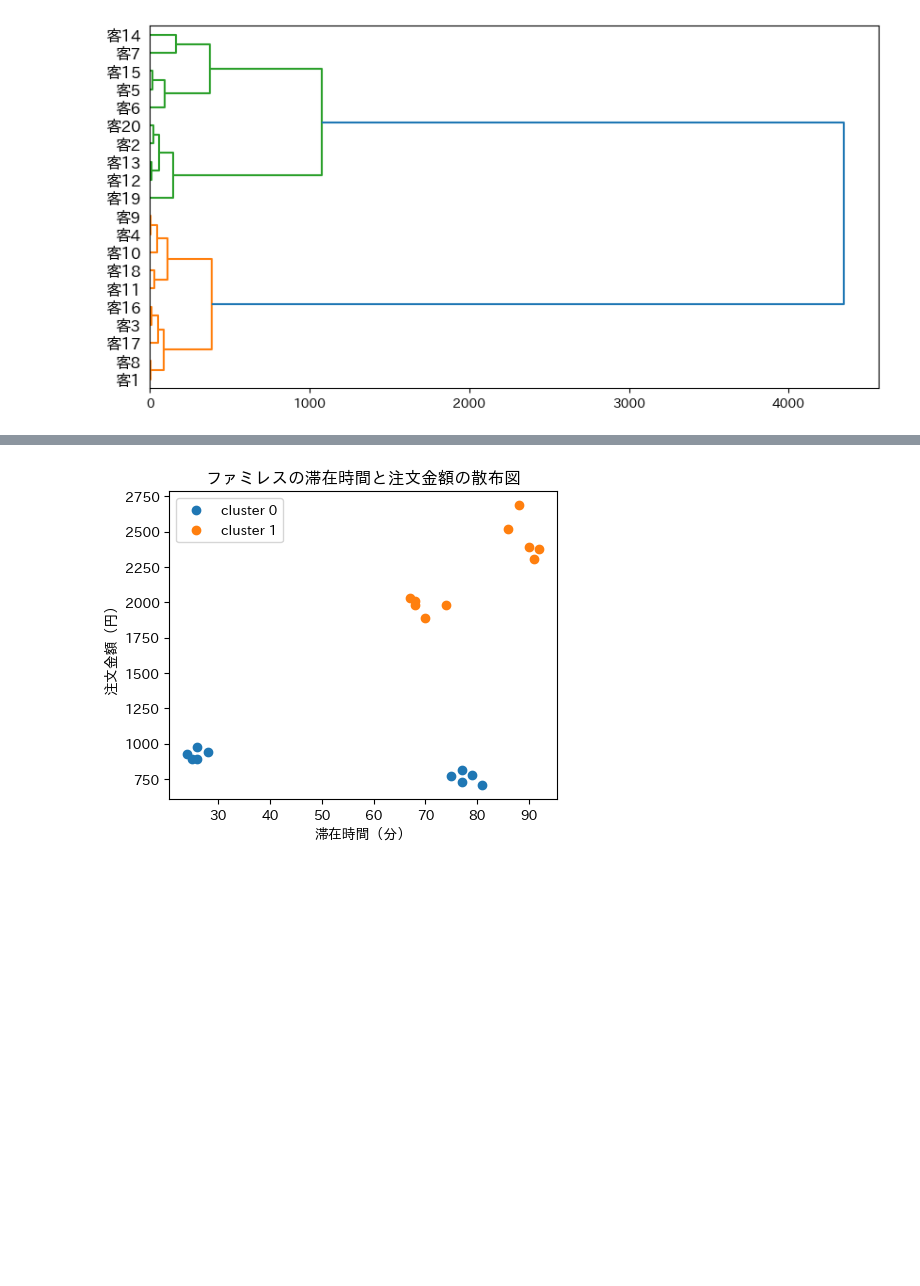
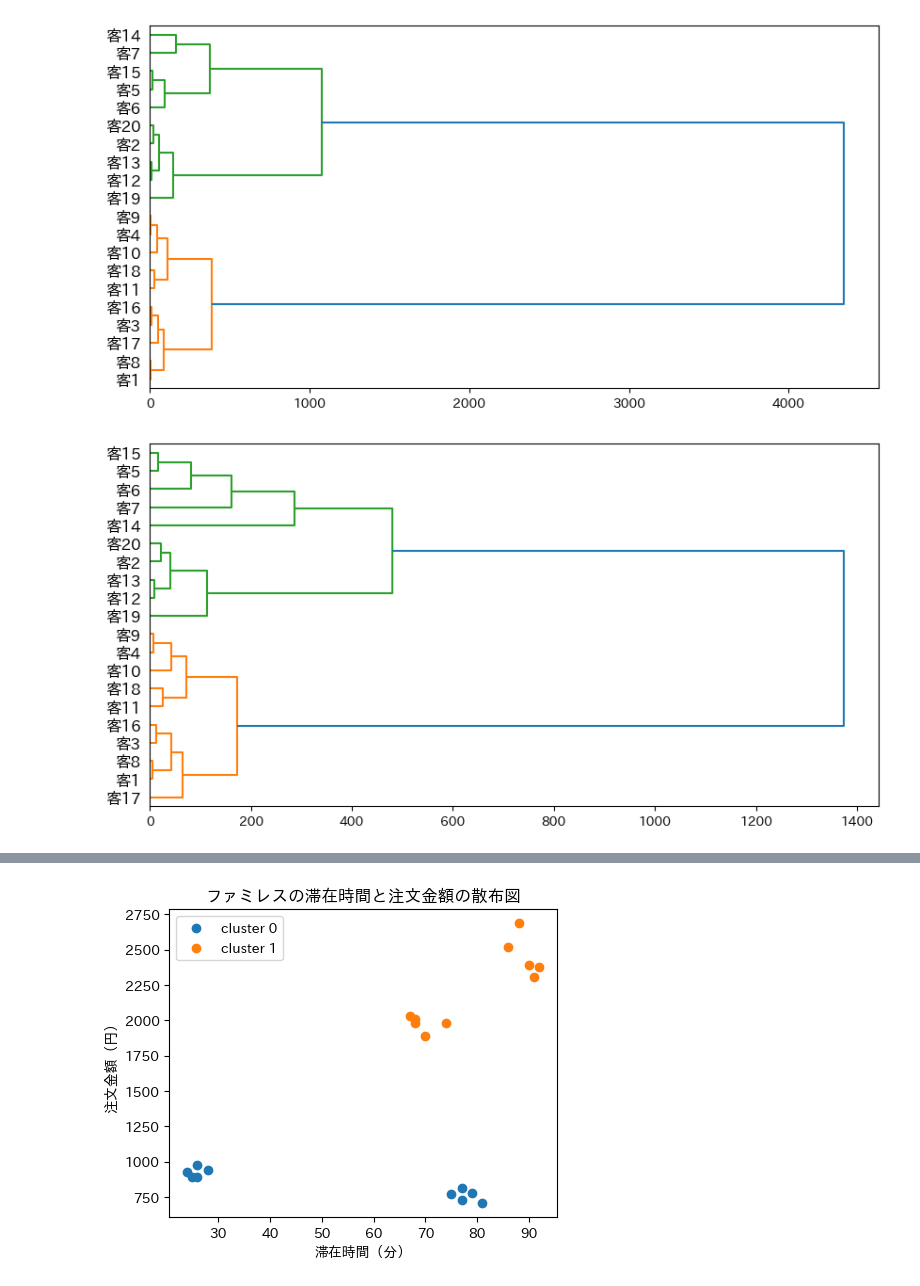
Before and after one commit to KHiraGit/sudspg_ds, a Jupyter notebook: AI08_EDA.ipynb, the cells around one changed output, grey strips where cells are left out. Saved outputs shown, nothing was run; the diff lists cells and outputs as text; code cells hidden in the pictures; blank space fills up the shorter version.

```diff
--- a/AI08_EDA.ipynb
+++ b/AI08_EDA.ipynb
@@ -48,3 +48,13 @@ fig, ax = plt.subplots(figsize=(10,5))
 ax = hierarchy.dendrogram(Z=linkage, orientation='right', labels=famires_df['ID'].tolist())
 # %% [output]
 [figure]
+# %%
+# クラスター間の距離を計算 (ユークリッド距離とcentroid法を利用)
+dist = hierarchy.distance.pdist(famires_df.drop(columns=['ID', '支払方法']), metric='euclidean')
+# クラスターを統合 (ward法)
+linkage = hierarchy.linkage(dist, method='centroid', metric='euclidean')
+# デンドログラムを表示
+fig, ax = plt.subplots(figsize=(10,5))
+ax = hierarchy.dendrogram(Z=linkage, orientation='right', labels=famires_df['ID'].tolist())
+# %% [output]
+[figure, added]
```
Also changed, not shown: parts of 6 cells of this notebook.
